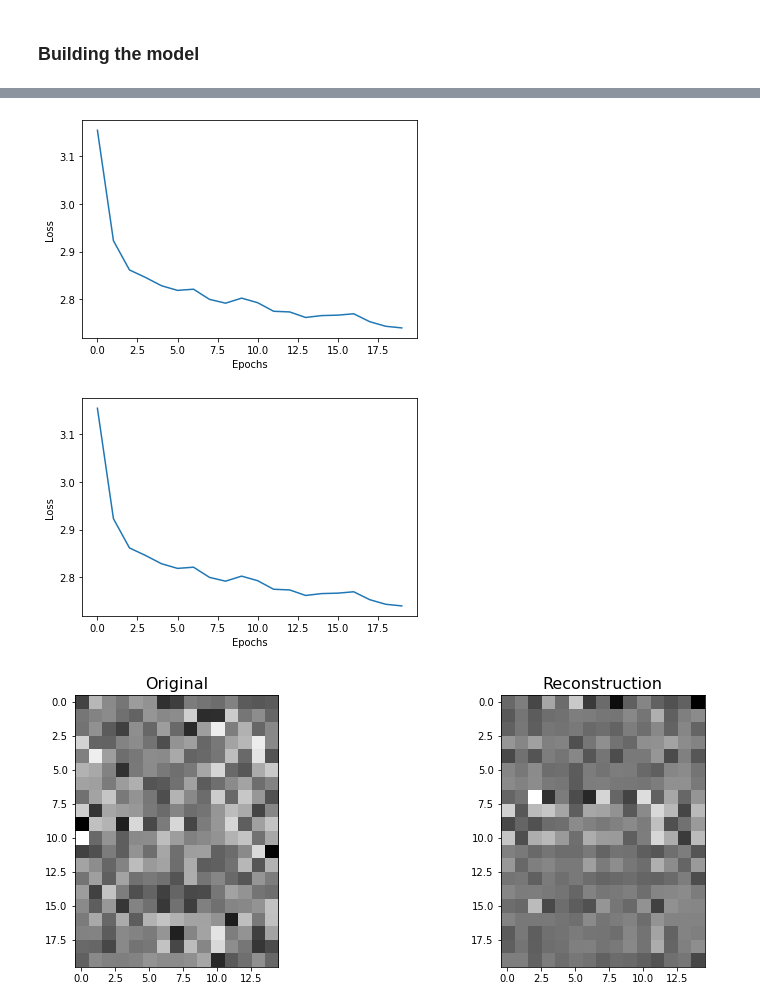
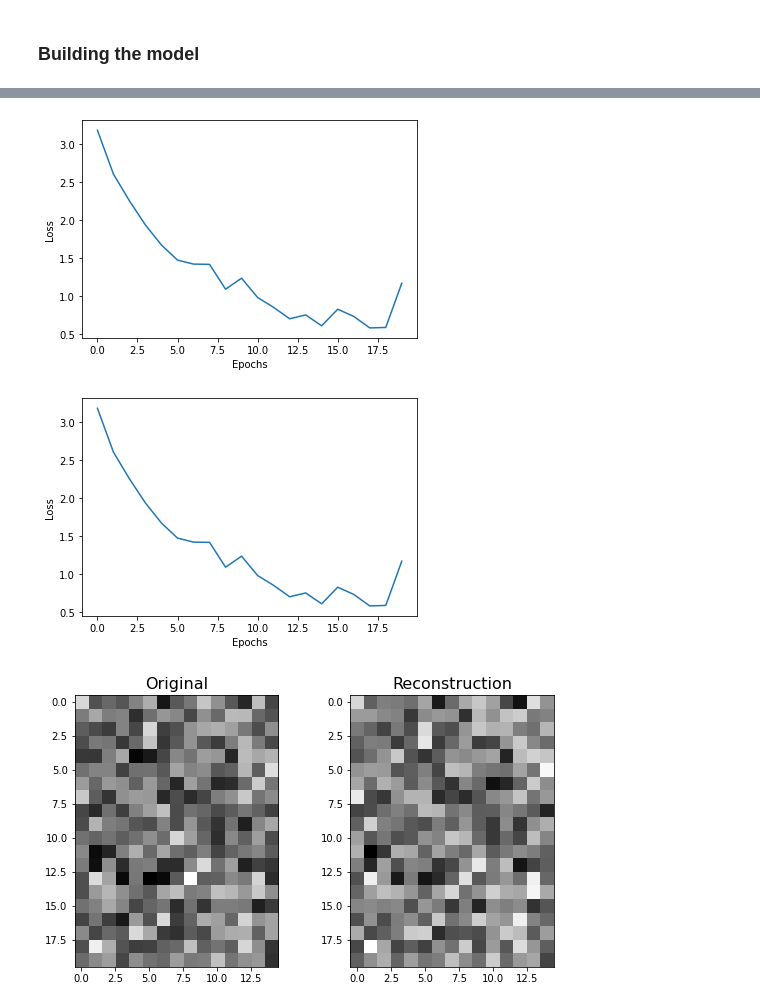
Before and after one commit to nahumsa/DM-Reconstruction, a Jupyter notebook: Reconstruct DM.ipynb, the cells around one changed output, grey strips where cells are left out. Drawn from its saved outputs; the diff is of its cells as text; code cells hidden in the pictures.

Commit message:
Added docstrings and refactored training function

```diff
--- a/Reconstruct DM.ipynb
+++ b/Reconstruct DM.ipynb
@@ -450,9 +469,9 @@ def training(dataset, optimizer, epochs, r_loss, beta, Plotter=None):
 
   return losses
 # %%
-ZDIM = 2
+ZDIM = 20
 input_dim = X_train.shape[1]
-hidden_dims = [64,128]
+hidden_dims = [64,128,256]
 batchsize = 32
 
 vae = VariationalAutoEncoder(original_dim=input_dim,
@@ -467,33 +486,40 @@ dataset = tf.data.Dataset.from_tensor_slices(X_train)
 dataset = dataset.shuffle(buffer_size=1024).batch(batchsize)
 # %%
 r_loss = 10.
-beta = 1e-3
+beta = 1e-2
 epochs = 20
 
 # Periodic Plotter for loss
-plotter = PeriodicPlotter(sec=2, xlabel='Epochs', ylabel='Loss')
+plotter = PeriodicPlotter(sec=5, xlabel='Epochs', ylabel='Loss')
 
 # Optimizer.
 optimizer = tf.keras.optimizers.Adam(learning_rate=1e-3)
 
-loss_epochs = training(dataset, optimizer, epochs, r_loss, beta, Plotter=plotter)
+loss_epochs = training(dataset, vae, optimizer, epochs, r_loss, beta, Plotter=plotter)
 # %% [output]
-[figure, old version]
+[figure, new version]
-[figure, old version]
+[figure, new version]
 # %%
 fig = plt.figure(figsize=(14,5))
-gs = fig.add_gridspec(1, 2)
+gs = fig.add_gridspec(1, 3)
 ax1 = fig.add_subplot(gs[0, 0])
 ax2 = fig.add_subplot(gs[0, 1])
 
 
 ax1.imshow((X_train[0:20]), cmap="gray")
 ax1.set_title('Original', size=16)
 
 ax2.imshow(vae.predict(X_train[0:20]), cmap="gray")
 ax2.set_title('Reconstruction', size=16)
 
+#z_mean, z_log_var, z = vae.encoder(X_test)
+#z = z.numpy()
+
+#ax3 = fig.add_subplot(gs[0, 2])
+#ims = ax3.scatter(z[:,0], z[:,1], c=Y_test)
+#ax3.set_title('Latent Space', size=16)
+#plt.colorbar(ims, ax=ax3)
 
 plt.show()
 # %% [output]
-[figure, old version]
+[figure, new version]
```
Also changed, not shown: parts of 5 cells of this notebook.
